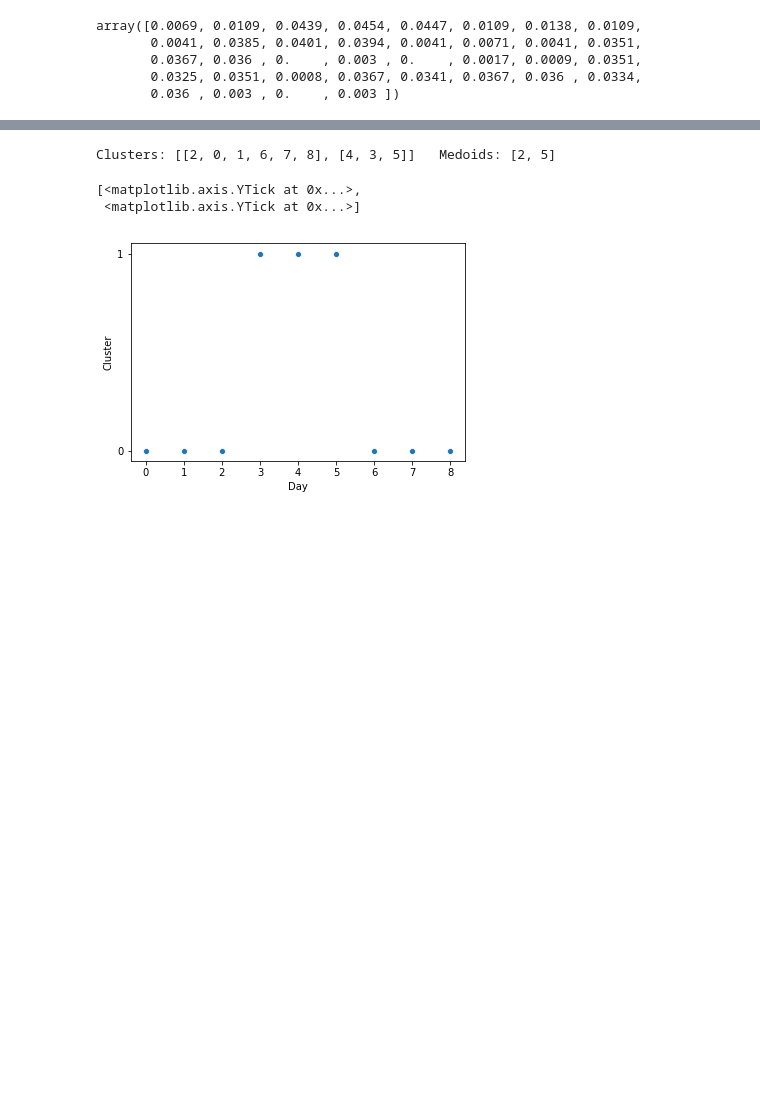
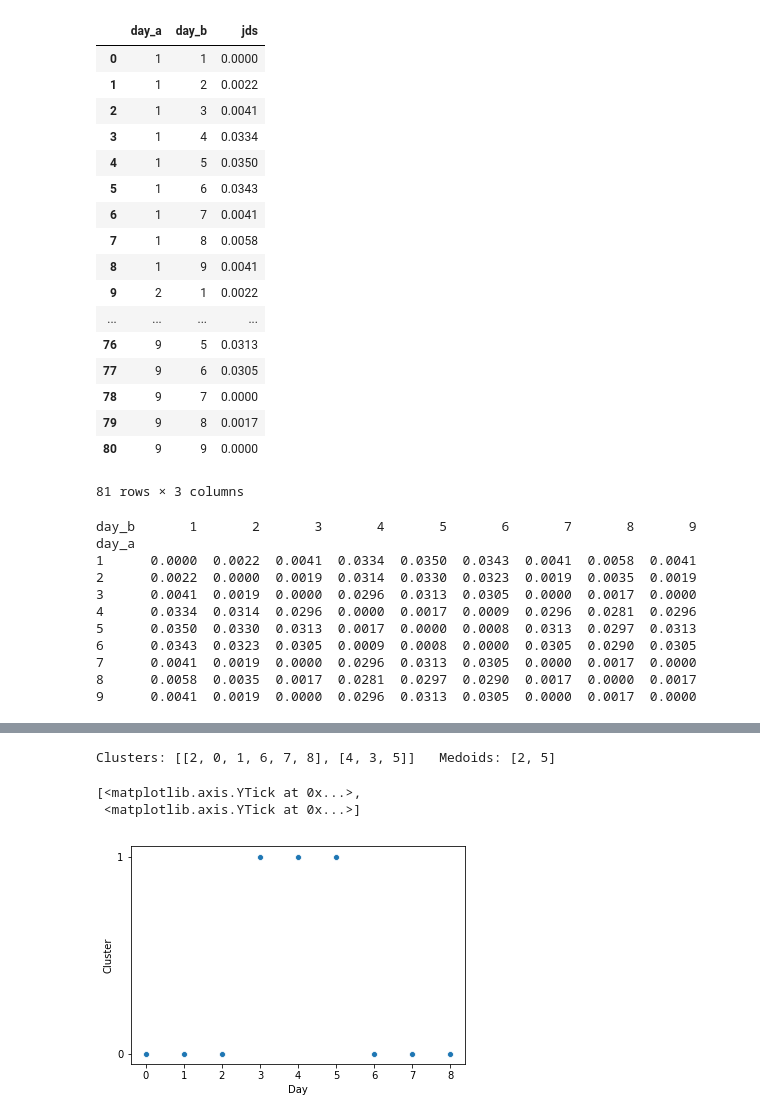
Before and after one commit to johnwoodill/Patagonia-EDA, a Jupyter notebook: notebooks/Jenson-Shannon-Example.ipynb, the cells around one changed output, grey strips where cells are left out. Drawn from its saved outputs; the diff is of its cells as text; code cells hidden in the pictures; blank space fills up the shorter version.

```diff
--- a/notebooks/Jenson-Shannon-Example.ipynb
+++ b/notebooks/Jenson-Shannon-Example.ipynb
@@ -37,17 +58,44 @@ for i in range(1, 10):
         jds = distance.jensenshannon(x, y)
         outdat = pd.DataFrame({'day_a': [i], 'day_b': [j], 'jds': [round(jds, 4)]})
         jds_dmat = jds_dmat.append(outdat, ignore_index=True)
+# %%
+jds_dmat
+# %% [output]
+|  | day_a | day_b | jds |
+| 0 | 1 | 1 | 0.0000 |
+| 1 | 1 | 2 | 0.0022 |
+| 2 | 1 | 3 | 0.0041 |
+| 3 | 1 | 4 | 0.0334 |
+| 4 | 1 | 5 | 0.0350 |
+| 5 | 1 | 6 | 0.0343 |
+| 6 | 1 | 7 | 0.0041 |
+| 7 | 1 | 8 | 0.0058 |
+| 8 | 1 | 9 | 0.0041 |
+| 9 | 2 | 1 | 0.0022 |
+| ... | ... | ... | ... |
+| 76 | 9 | 5 | 0.0313 |
+| 77 | 9 | 6 | 0.0305 |
+| 78 | 9 | 7 | 0.0000 |
+| 79 | 9 | 8 | 0.0017 |
+| 80 | 9 | 9 | 0.0000 |
+81 rows × 3 columns
 # %%
 # Calculate distance matrix
 distMatrix = jds_dmat.pivot(index='day_a', columns='day_b', values='jds')
 distArray = ssd.squareform(distMatrix)
-distArray
+print(distMatrix)
 # %% [output]
-array([0.0069, 0.0109, 0.0439, 0.0454, 0.0447, 0.0109, 0.0138, 0.0109,
-       0.0041, 0.0385, 0.0401, 0.0394, 0.0041, 0.0071, 0.0041, 0.0351,
-       0.0367, 0.036 , 0.    , 0.003 , 0.    , 0.0017, 0.0009, 0.0351,
-       0.0325, 0.0351, 0.0008, 0.0367, 0.0341, 0.0367, 0.036 , 0.0334,
-       0.036 , 0.003 , 0.    , 0.003 ])
+day_b       1       2       3       4       5       6       7       8       9
+day_a
+1      0.0000  0.0022  0.0041  0.0334  0.0350  0.0343  0.0041  0.0058  0.0041
+2      0.0022  0.0000  0.0019  0.0314  0.0330  0.0323  0.0019  0.0035  0.0019
+3      0.0041  0.0019  0.0000  0.0296  0.0313  0.0305  0.0000  0.0017  0.0000
+4      0.0334  0.0314  0.0296  0.0000  0.0017  0.0009  0.0296  0.0281  0.0296
+5      0.0350  0.0330  0.0313  0.0017  0.0000  0.0008  0.0313  0.0297  0.0313
+6      0.0343  0.0323  0.0305  0.0009  0.0008  0.0000  0.0305  0.0290  0.0305
+7      0.0041  0.0019  0.0000  0.0296  0.0313  0.0305  0.0000  0.0017  0.0000
+8      0.0058  0.0035  0.0017  0.0281  0.0297  0.0290  0.0017  0.0000  0.0017
+9      0.0041  0.0019  0.0000  0.0296  0.0313  0.0305  0.0000  0.0017  0.0000
 # %%
 # Perform H-Clustering using distance matrix
 # Note 3, 4, 5 days are clustered together as a day of event
```
Also changed, not shown: parts of 3 cells of this notebook, 4 other files.
